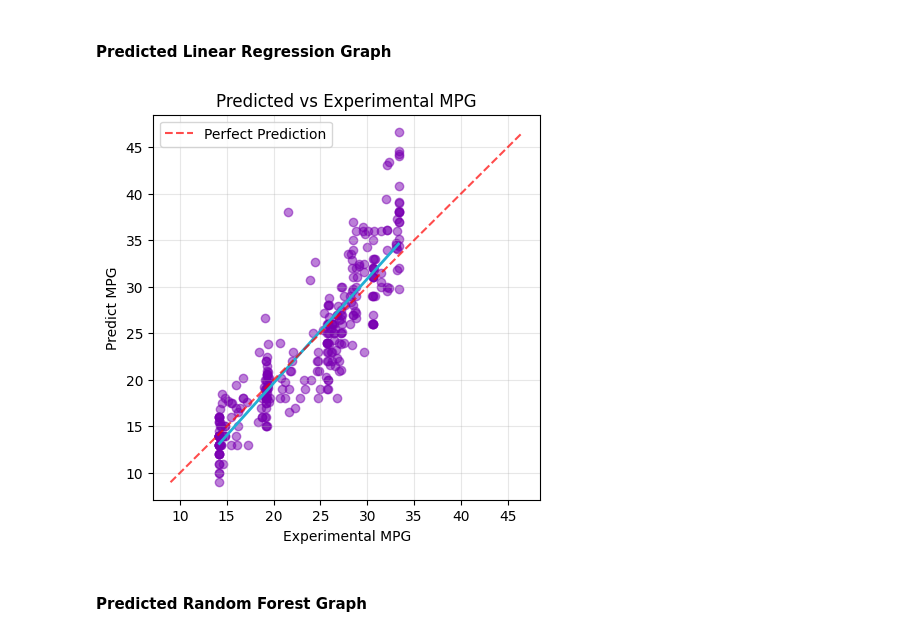
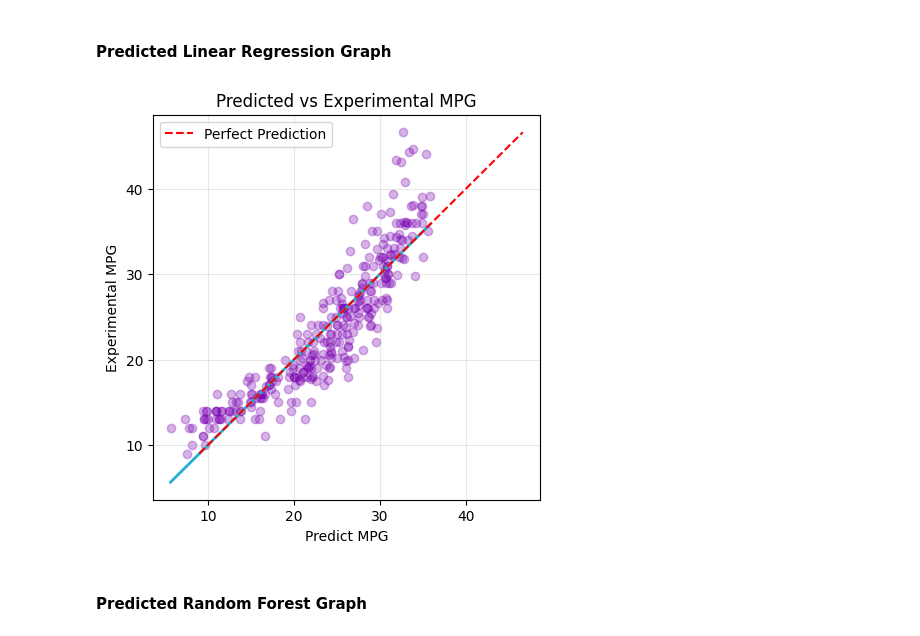
Before and after one commit to Vimtoooo/Machine-Learning-Model-to-predict-MPG-Values, a Jupyter notebook: ML_Project.ipynb, the cells around one changed output. Cells and saved outputs as stored; diff of their text form; code cells hidden in the pictures.

```diff
--- a/ML_Project.ipynb
+++ b/ML_Project.ipynb
@@ -332,36 +332,36 @@ We will build two diagrams for the `y_lr_train_prediction` and `y_rf_train_predi
 # %%
 # Import the necessary libraries
 import matplotlib.pyplot as plt
 import numpy as np
 
 # Create the scatter plot diagram
 plt.figure(figsize=(5, 5)) # Defined dimension
-plt.scatter(y_rf_train_prediction, y_train, color='#7A00B2', alpha=0.5)
+plt.scatter(y_lr_train_prediction, y_train, color='#7A00B2', alpha=0.3)
 
 # Construct the trend line
-z = np.polyfit(y_rf_train_prediction, y_train, 1) # Pass the coordinates and the support index
+z = np.polyfit(y_lr_train_prediction, y_train, 1) # Pass the coordinates and the support index
 p = np.poly1d(z)
 
 # Create points for smooth trend line
-x_trend = np.linspace(min(y_rf_train_prediction), max(y_rf_train_prediction), 100)
-y_trend = p(x_trend)
+x_lr_trend = np.linspace(min(y_lr_train_prediction), max(y_lr_train_prediction), 50)
+y_lr_trend = p(x_lr_trend)
 
 # Label the X and Y-axis
-plt.plot(x_trend, y_trend, "#23AED4", linewidth=2) # Hides the memory address of the graph and insert a color for the trend line
-plt.xlabel('Experimental MPG')
-plt.ylabel('Predict MPG')
+plt.plot(x_lr_trend, y_lr_trend, "#23AED4", linewidth=2) # Hides the memory address of the graph and insert a color for the trend line
+plt.xlabel('Predict MPG')
+plt.ylabel('Experimental MPG')
 
 # Add perfect prediction line for reference (y=x line)
 plt.plot([min(y_train), max(y_train)], [min(y_train), max(y_train)],
-         '--', color='red', alpha=0.7, label='Perfect Prediction')
+         '--', color='red', label='Perfect Prediction')
 
 plt.legend()
 plt.title('Predicted vs Experimental MPG')
 plt.grid(True, alpha=0.3)
 
 plt.show()
 # %% [output]
-[figure, old version]
+[figure, new version]
 # %% [markdown]
 #### Predicted Random Forest Graph
 # %%
```
Also changed, not shown: parts of 1 cell of this notebook.
